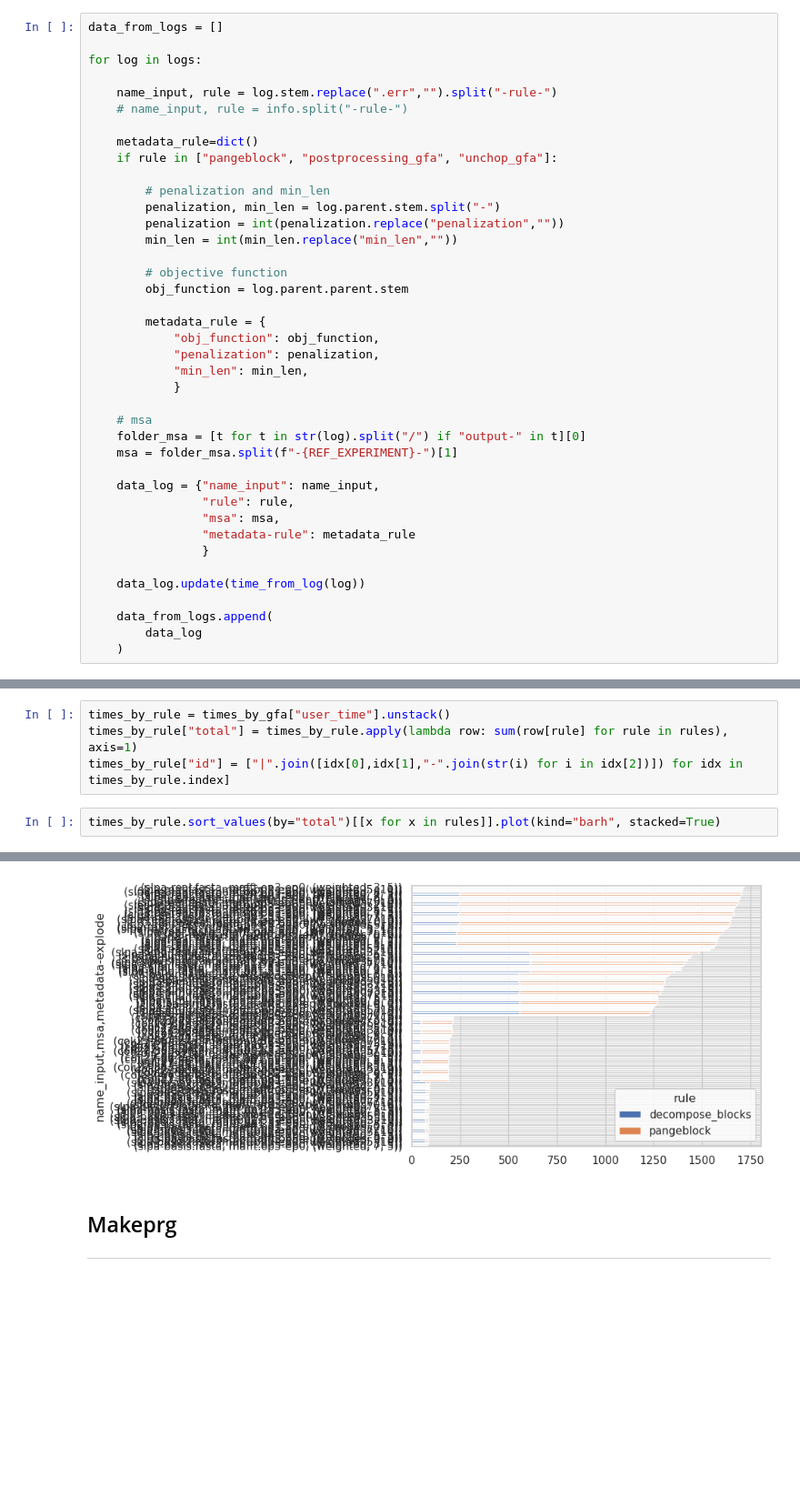
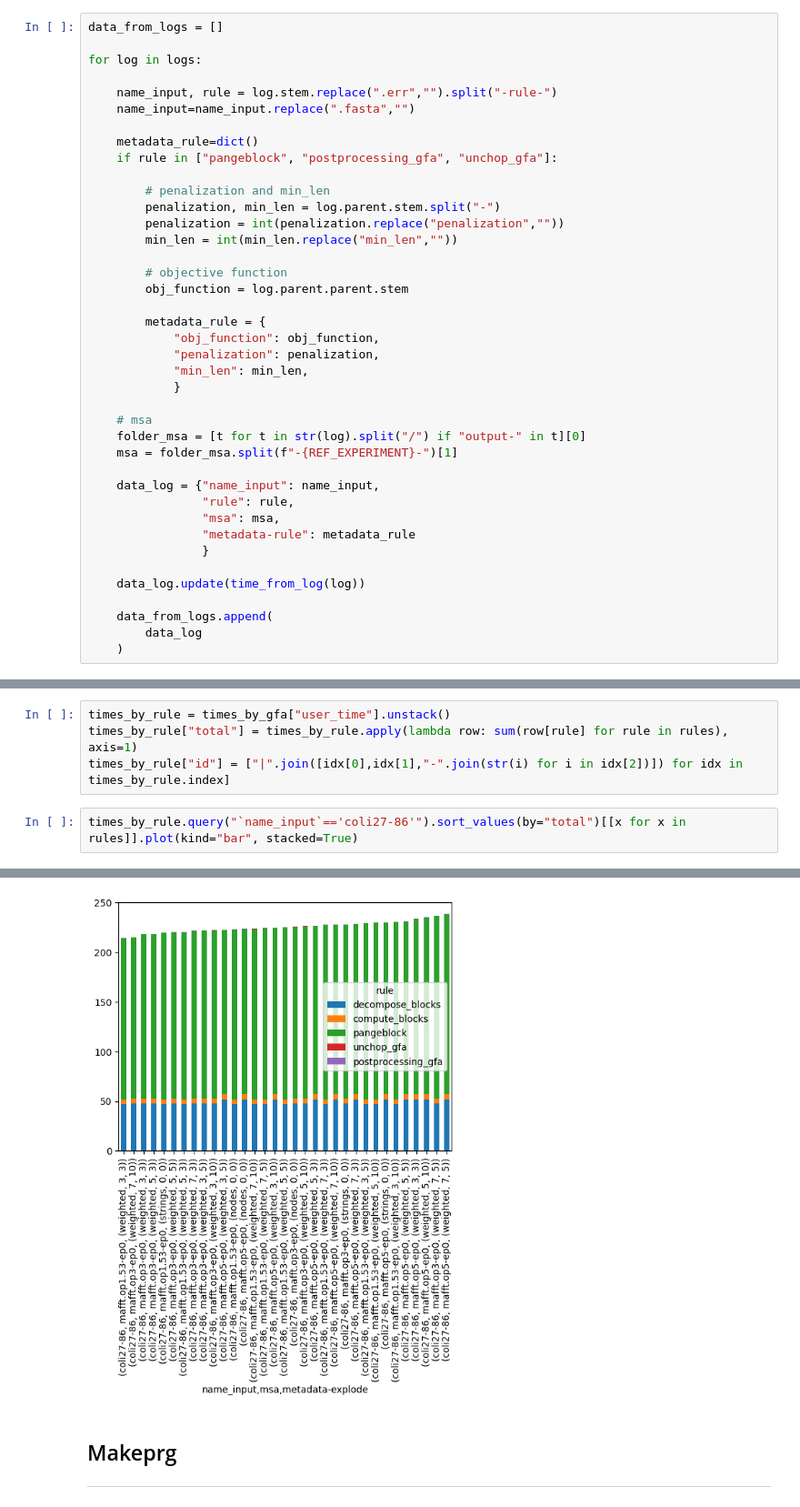
Before and after one commit to AlgoLab/pangeblocks-experiments, a Jupyter notebook: notebooks/times.ipynb, the cells around one changed output, grey strips where cells are left out. Shown: that part at 91% size. Saved outputs shown, nothing was run; the diff lists cells and outputs as text; blank space fills up the shorter version.

```diff
--- a/notebooks/times.ipynb
+++ b/notebooks/times.ipynb
@@ -48,7 +48,7 @@ data_from_logs = []
 for log in logs:
 
     name_input, rule = log.stem.replace(".err","").split("-rule-")
-    # name_input, rule = info.split("-rule-")
+    name_input=name_input.replace(".fasta","")
 
     metadata_rule=dict()
     if rule in ["pangeblock", "postprocessing_gfa", "unchop_gfa"]:
@@ -154,5 +149,5 @@ times_by_rule = times_by_gfa["user_time"].unstack()
 times_by_rule["total"] = times_by_rule.apply(lambda row: sum(row[rule] for rule in rules), axis=1)
 times_by_rule["id"] = ["|".join([idx[0],idx[1],"-".join(str(i) for i in idx[2])]) for idx in times_by_rule.index]
 # %%
-times_by_rule.sort_values(by="total")[[x for x in rules]].plot(kind="barh", stacked=True)
+times_by_rule.query("`name_input`=='coli27-86'").sort_values(by="total")[[x for x in rules]].plot(kind="bar", stacked=True)
 # %% [output]
@@ -160,4 +155,4 @@ times_by_rule.sort_values(by="total")[[x for x in rules]].plot(kind="barh", stac
-[figure, old version]
+[figure, new version]
 # %% [markdown]
 ## Makeprg
 ___
```
Also changed, not shown: parts of 28 cells of this notebook, 17 other files.
